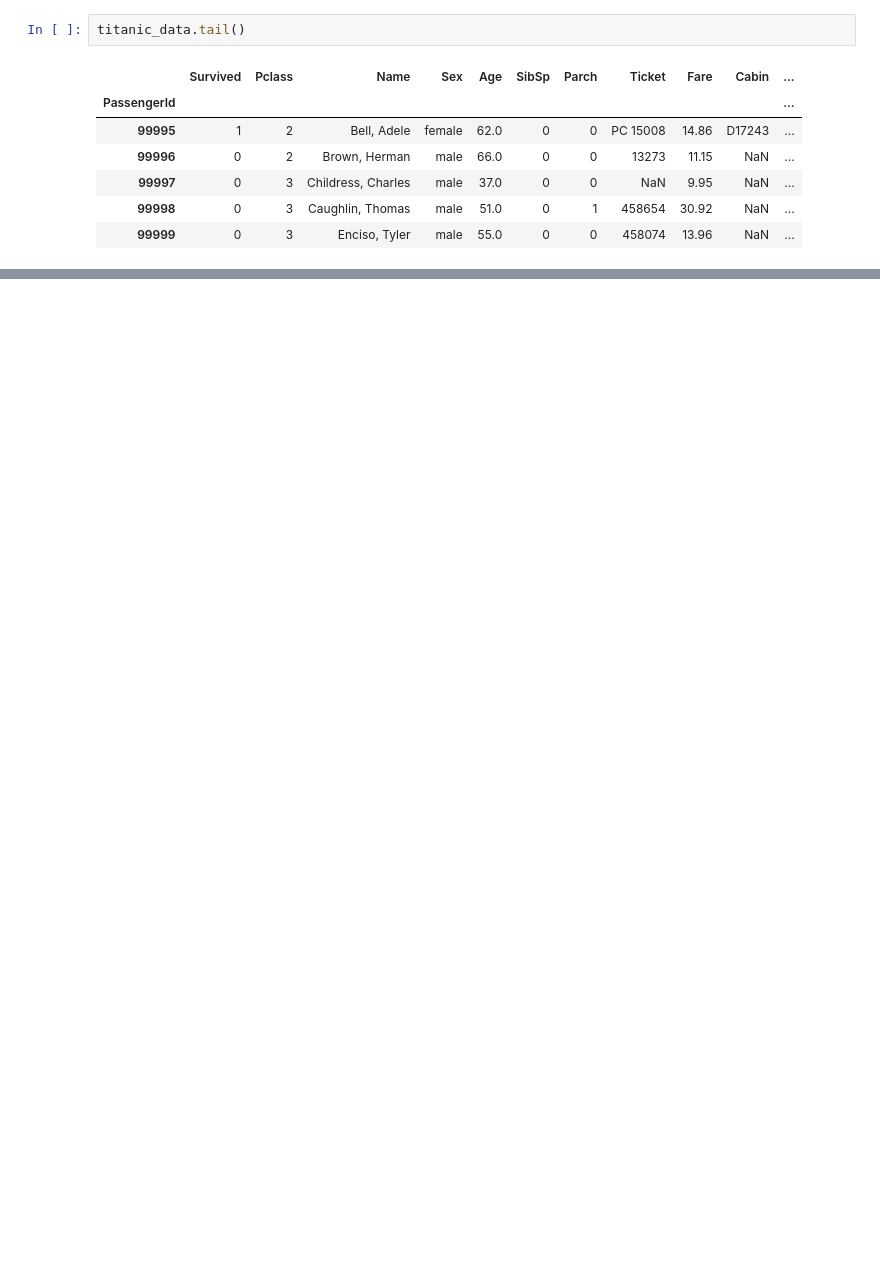
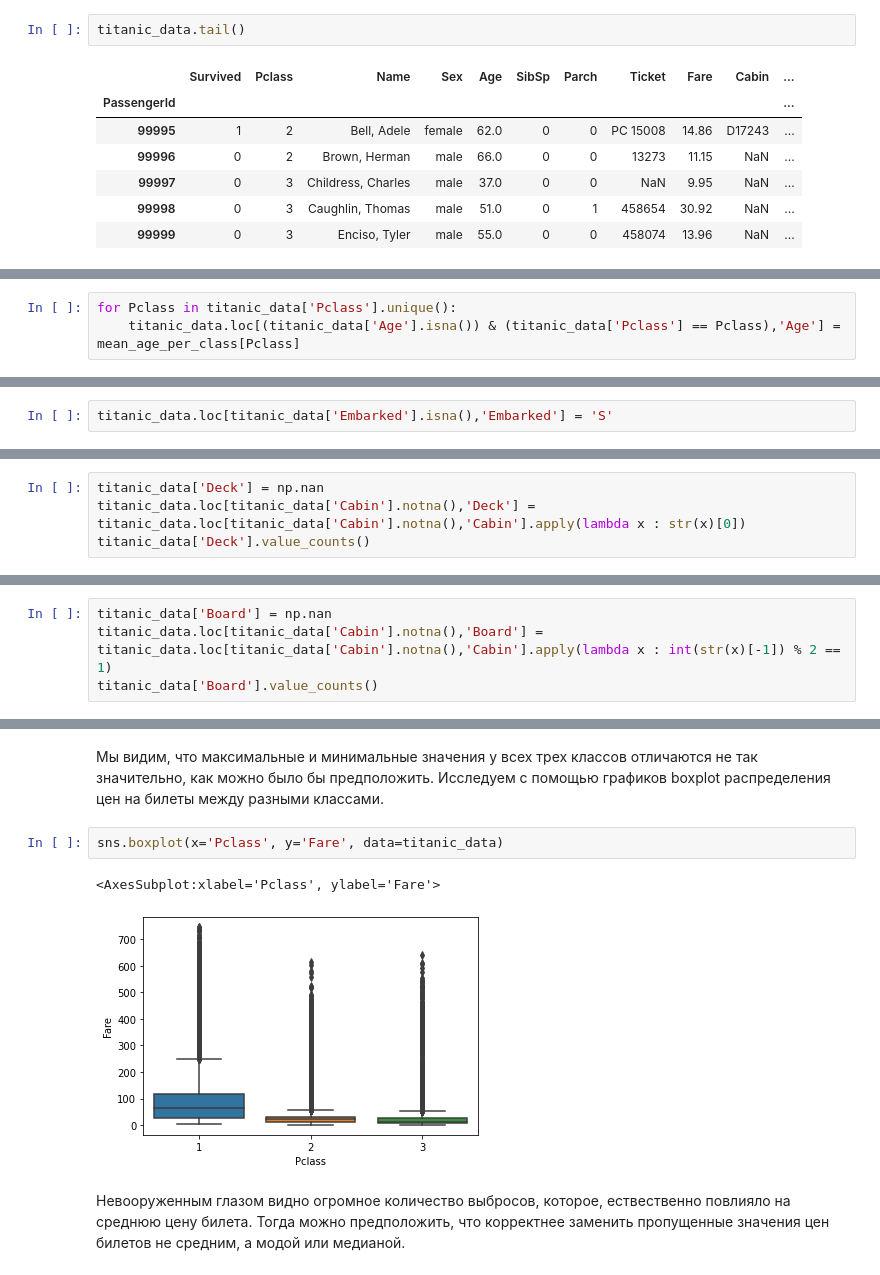
Before and after one commit to masha-mcr/ml-intro-EDA, a Jupyter notebook: Titanic_Dataset_EDA.ipynb, the cells around one changed output, grey strips where cells are left out. Cells and saved outputs as stored; diff of their text form; blank space fills up the shorter version.

```diff
--- a/Titanic_Dataset_EDA.ipynb
+++ b/Titanic_Dataset_EDA.ipynb
@@ -17,0 +97,3 @@ titanic_data.tail()
+# %%
+for Pclass in titanic_data['Pclass'].unique():
+    titanic_data.loc[(titanic_data['Age'].isna()) & (titanic_data['Pclass'] == Pclass),'Age'] = mean_age_per_class[Pclass]
@@ -17,0 +140,2 @@ titanic_data.tail()
+# %%
+titanic_data.loc[titanic_data['Embarked'].isna(),'Embarked'] = 'S'
@@ -17,0 +146,4 @@ titanic_data.tail()
+# %%
+titanic_data['Deck'] = np.nan
+titanic_data.loc[titanic_data['Cabin'].notna(),'Deck'] = titanic_data.loc[titanic_data['Cabin'].notna(),'Cabin'].apply(lambda x : str(x)[0])
+titanic_data['Deck'].value_counts()
@@ -17,0 +160,4 @@ titanic_data.tail()
+# %%
+titanic_data['Board'] = np.nan
+titanic_data.loc[titanic_data['Cabin'].notna(),'Board'] = titanic_data.loc[titanic_data['Cabin'].notna(),'Cabin'].apply(lambda x : int(str(x)[-1]) % 2 == 1)
+titanic_data['Board'].value_counts()
@@ -17,0 +198,9 @@ titanic_data.tail()
+# %% [markdown]
+Мы видим, что максимальные и минимальные значения у всех трех классов отличаются не так значительно, как можно было бы предположить. Исследуем с помощью графиков boxplot распределения цен на билеты между разными классами.
+# %%
+sns.boxplot(x='Pclass', y='Fare', data=titanic_data)
+# %% [output]
+<AxesSubplot:xlabel='Pclass', ylabel='Fare'>
+[figure, added]
+# %% [markdown]
+Невооруженным глазом видно огромное количество выбросов, которое, ествественно повлияло на среднюю цену билета. Тогда можно предположить, что корректнее заменить пропущенные значения цен билетов не средним, а модой или медианой.
```
Also changed, not shown: parts of 149 cells of this notebook.
